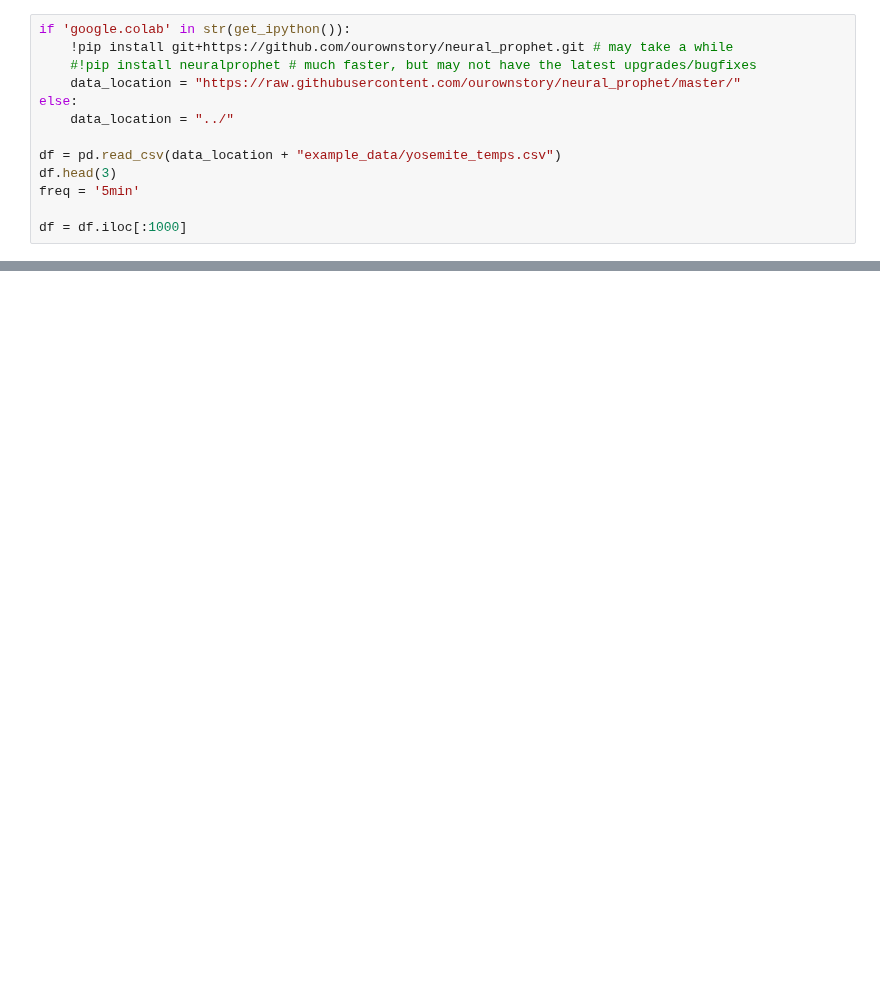
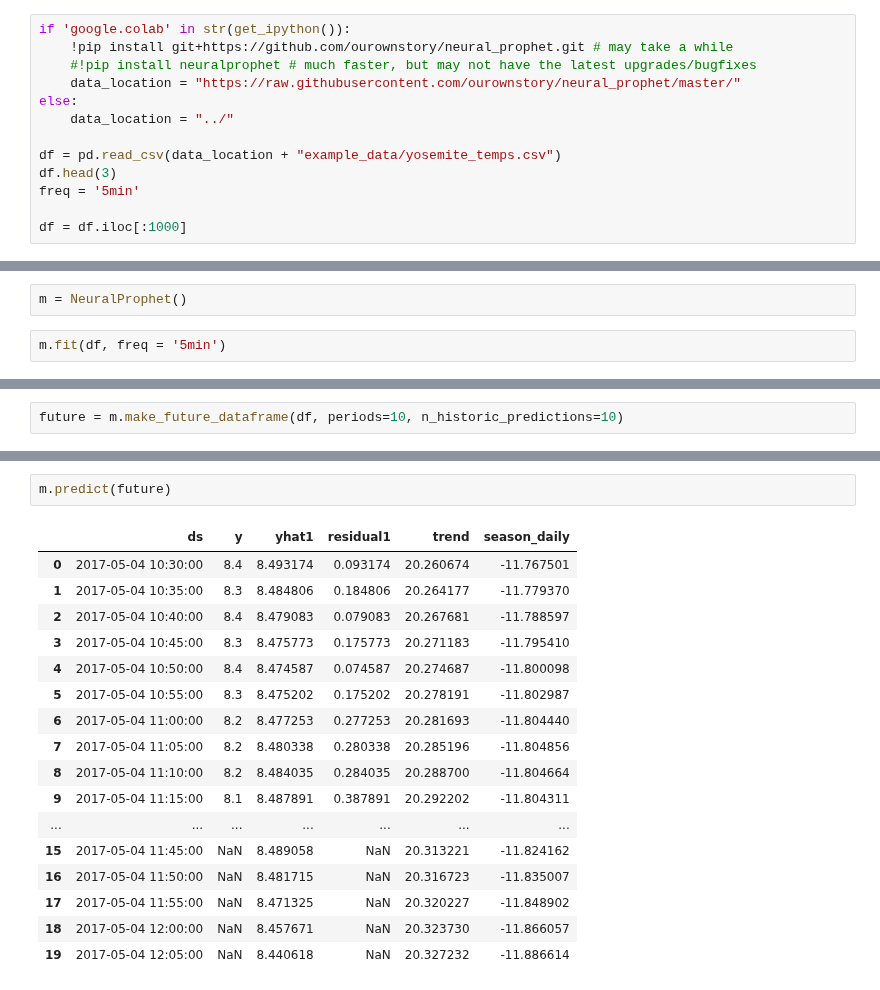
Before and after one commit to neuralprophet/neural_prophet_lightning, a Jupyter notebook: project_notebooks/nbeats.ipynb, the cells around one changed output, grey strips where cells are left out. Cells and saved outputs as stored; diff of their text form; blank space fills up the shorter version.

```diff
--- a/project_notebooks/nbeats.ipynb
+++ b/project_notebooks/nbeats.ipynb
@@ -1164,0 +1278,4 @@ Restored states from the checkpoint file at /Users/polina/fds/neural_prophet/pro
+# %%
+m = NeuralProphet()
+# %%
+m.fit(df, freq = '5min')
@@ -1164,0 +1315,2 @@ Restored states from the checkpoint file at /Users/polina/fds/neural_prophet/pro
+# %%
+future = m.make_future_dataframe(df, periods=10, n_historic_predictions=10)
@@ -1164,0 +1337,20 @@ Restored states from the checkpoint file at /Users/polina/fds/neural_prophet/pro
+# %%
+m.predict(future)
+# %% [output]
+|  | ds | y | yhat1 | residual1 | trend | season_daily |
+| 0 | 2017-05-04 10:30:00 | 8.4 | 8.493174 | 0.093174 | 20.260674 | -11.767501 |
+| 1 | 2017-05-04 10:35:00 | 8.3 | 8.484806 | 0.184806 | 20.264177 | -11.779370 |
+| 2 | 2017-05-04 10:40:00 | 8.4 | 8.479083 | 0.079083 | 20.267681 | -11.788597 |
+| 3 | 2017-05-04 10:45:00 | 8.3 | 8.475773 | 0.175773 | 20.271183 | -11.795410 |
+| 4 | 2017-05-04 10:50:00 | 8.4 | 8.474587 | 0.074587 | 20.274687 | -11.800098 |
+| 5 | 2017-05-04 10:55:00 | 8.3 | 8.475202 | 0.175202 | 20.278191 | -11.802987 |
+| 6 | 2017-05-04 11:00:00 | 8.2 | 8.477253 | 0.277253 | 20.281693 | -11.804440 |
+| 7 | 2017-05-04 11:05:00 | 8.2 | 8.480338 | 0.280338 | 20.285196 | -11.804856 |
+| 8 | 2017-05-04 11:10:00 | 8.2 | 8.484035 | 0.284035 | 20.288700 | -11.804664 |
+| 9 | 2017-05-04 11:15:00 | 8.1 | 8.487891 | 0.387891 | 20.292202 | -11.804311 |
+| ... | ... | ... | ... | ... | ... | ... |
+| 15 | 2017-05-04 11:45:00 | NaN | 8.489058 | NaN | 20.313221 | -11.824162 |
+| 16 | 2017-05-04 11:50:00 | NaN | 8.481715 | NaN | 20.316723 | -11.835007 |
+| 17 | 2017-05-04 11:55:00 | NaN | 8.471325 | NaN | 20.320227 | -11.848902 |
+| 18 | 2017-05-04 12:00:00 | NaN | 8.457671 | NaN | 20.323730 | -11.866057 |
+| 19 | 2017-05-04 12:05:00 | NaN | 8.440618 | NaN | 20.327232 | -11.886614 |
```
Also changed, not shown: parts of 39 cells of this notebook, 3 other files.
